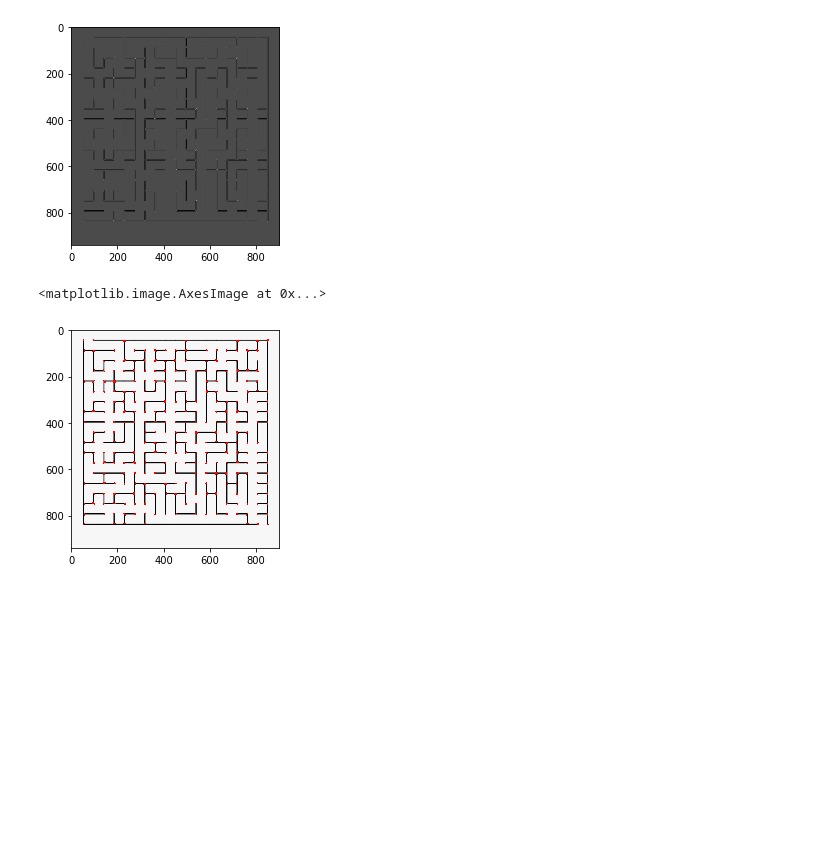
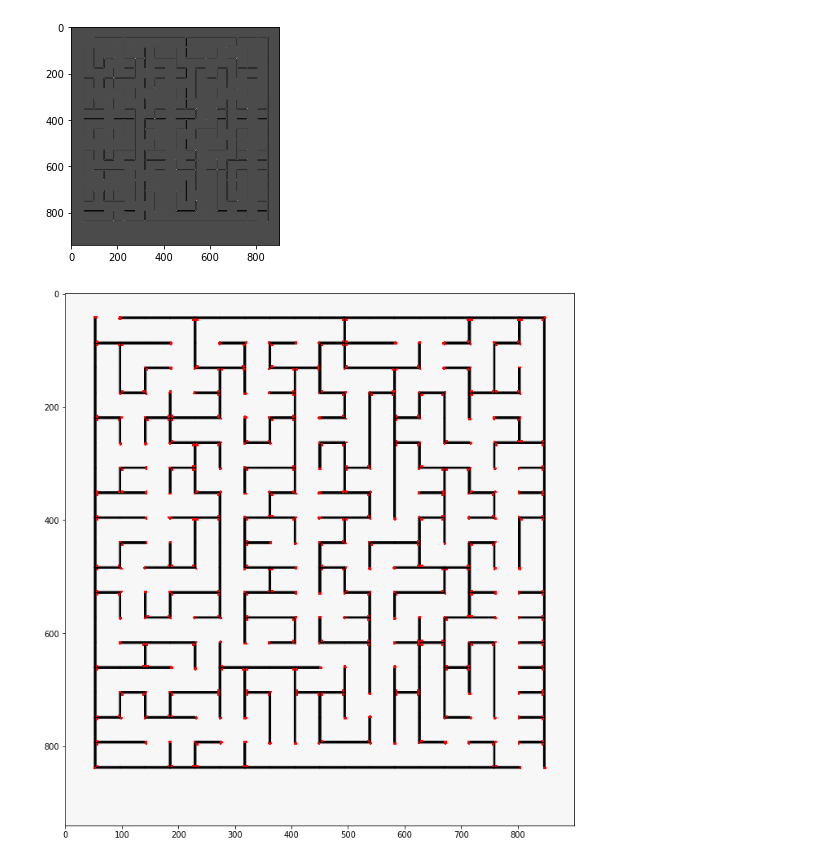
Before and after one commit to EthanWadsworth/TR_CV_Notes, a Jupyter notebook: Object_Detection/Harris_Corner_Detection.ipynb, the cells around one changed output. Drawn from its saved outputs; the diff is of its cells as text; code cells hidden in the pictures; blank space fills up the shorter version.

```diff
--- a/Object_Detection/Harris_Corner_Detection.ipynb
+++ b/Object_Detection/Harris_Corner_Detection.ipynb
@@ -87,0 +22,6 @@ print(R.max(), R.min(), rmax)
+# %%
+# method to viewed images larger, used to enlarge crossword images
+def view_pic(img):
+    fig = plt.figure(figsize=(12,12))
+    ax = fig.add_subplot(111)
+    ax.imshow(img, cmap='gray')
@@ -97,7 +90,7 @@ print(harris_res.max(), harris_res.min())
 # %%
 harris_res = cv2.dilate(harris_res, None)
 maze_result_cv[harris_res>0.01*harris_res.max()] = [255, 0, 0]
-plt.imshow(maze_result_cv)
-# %% [output]
-<matplotlib.image.AxesImage at 0x...>
-[figure, removed]
+# %%
+view_pic(maze_result_cv)
+# %% [output]
+[figure, added]
```
Also changed, not shown: parts of 13 cells of this notebook.
